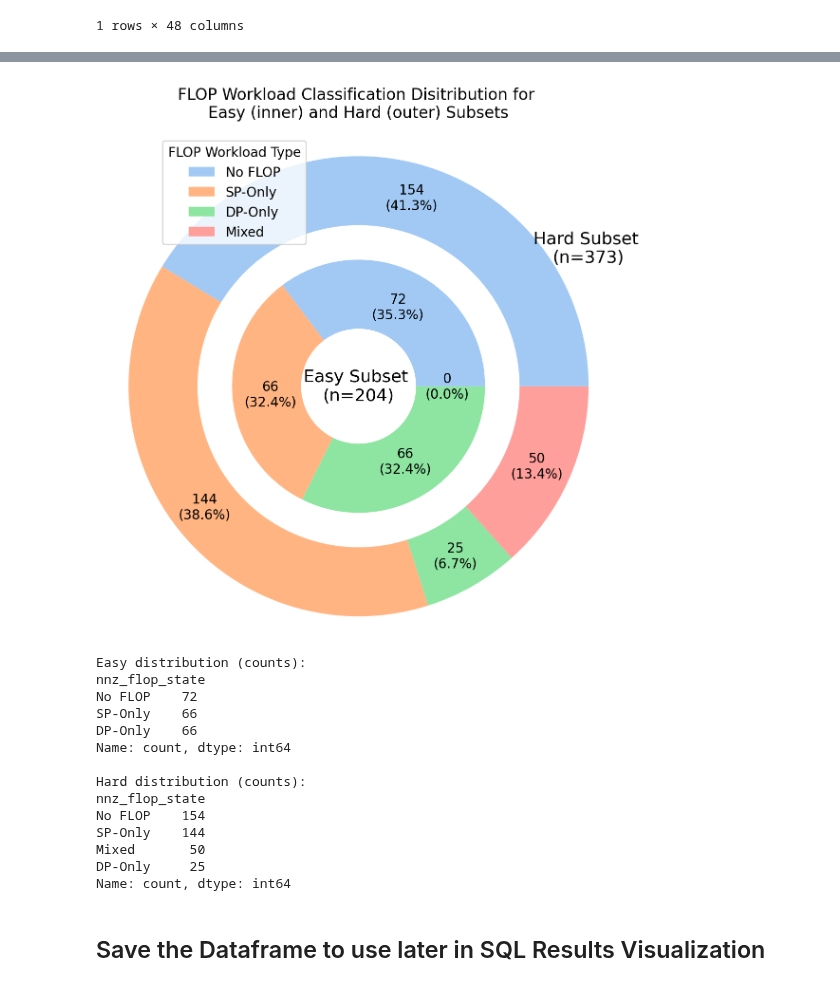
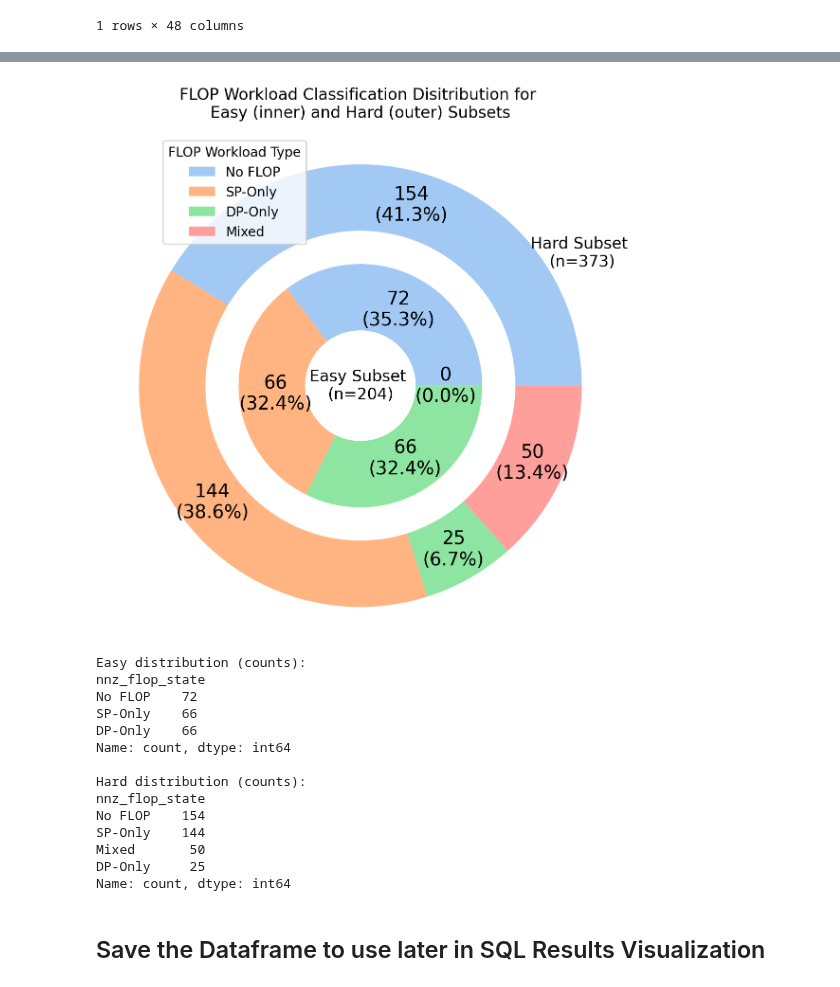
Before and after one commit to Scientific-Computing-Lab/gpuFLOPBench, a Jupyter notebook: qdecomp-langgraph-studio/kernel-survey/dataset-gen/manual-classification/visualize_easy_and_hard_datasets_for_paper.ipynb, the cells around one changed output, grey strips where cells are left out. Cells and saved outputs as stored; diff of their text form; code cells hidden in the pictures.

```diff
--- a/qdecomp-langgraph-studio/kernel-survey/dataset-gen/manual-classification/visualize_easy_and_hard_datasets_for_paper.ipynb
+++ b/qdecomp-langgraph-studio/kernel-survey/dataset-gen/manual-classification/visualize_easy_and_hard_datasets_for_paper.ipynb
@@ -802,41 +804,41 @@ size = 0.3
 
 # Easy pie
 if sum(easy_counts) > 0:
-    ax.pie(easy_counts, radius=1-1.5*size, labels=None, autopct=make_autopct(easy_counts), startangle=0, pctdistance=0.7, wedgeprops=dict(width=size), colors=sns.color_palette('pastel'))
+    ax.pie(easy_counts, radius=1-1.5*size, labels=None, autopct=make_autopct(easy_counts), startangle=0, pctdistance=0.7, wedgeprops=dict(width=size), colors=sns.color_palette('pastel'), textprops={'fontsize': 14})
 else:
     ax.text(0.5, 0.5, 'No data', ha='center', va='center')
 
 # Hard pie
 if sum(hard_counts) > 0:
-    ax.pie(hard_counts, radius=1, labels=None, autopct=make_autopct(hard_counts), startangle=0, pctdistance=0.85, wedgeprops=dict(width=size), colors=sns.color_palette('pastel'))
+    ax.pie(hard_counts, radius=1, labels=None, autopct=make_autopct(hard_counts), startangle=0, pctdistance=0.85, wedgeprops=dict(width=size), colors=sns.color_palette('pastel'), textprops={'fontsize': 14})
 else:
     ax.text(0.5, 0.5, 'No data', ha='center', va='center')
 
 ax.set_title(f'FLOP Workload Classification Disitribution for \nEasy (inner) and Hard (outer) Subsets', pad=20)
 ax.axis('equal')
 
-ax.legend(all_categories, title='FLOP Workload Type', loc='center left', bbox_to_anchor=(0.1, 0.9))
+ax.legend(all_categories, title='FLOP Workload Type', loc='center left', bbox_to_anchor=(0.1, 0.9), fontsize=10)
 
 # add an axis annotation for Easy and Hard
 ax.annotate(f'Easy Subset \n(n={sum(easy_counts)})', xy=(0, -1.0), xytext=(0,0),
-            ha='center', va='center', fontsize=13,
+            ha='center', va='center', fontsize=12,
             arrowprops=None)
 ax.annotate(f'Hard Subset \n(n={sum(hard_counts)})', xy=(0, -1.0), xytext=(1.0, 0.6),
-            ha='center', va='center', fontsize=13,
+            ha='center', va='center', fontsize=12,
             arrowprops=None)
 
 plt.tight_layout()
 plt.show()
 
 # Also print the raw distributions for quick debugging/inspection
 print('Easy distribution (counts):')
 print(easy_distrib)
 
 print()
 print('Hard distribution (counts):')
 print(hard_distrib)
 # %% [output]
-[figure, old version]
+[figure, new version]
 Easy distribution (counts):
 nnz_flop_state
 No FLOP    72
```
Also changed, not shown: parts of 1 cell of this notebook.
